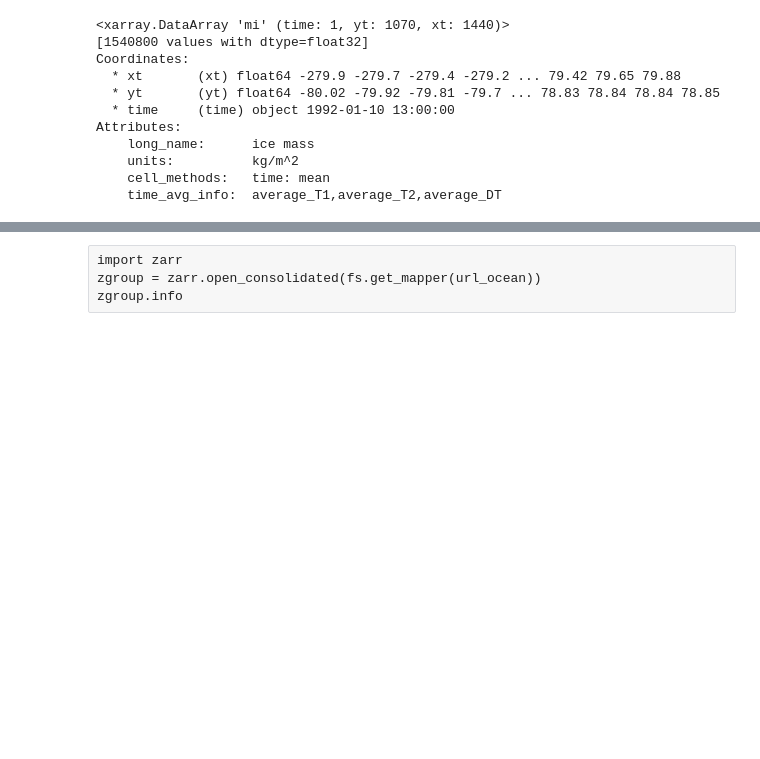
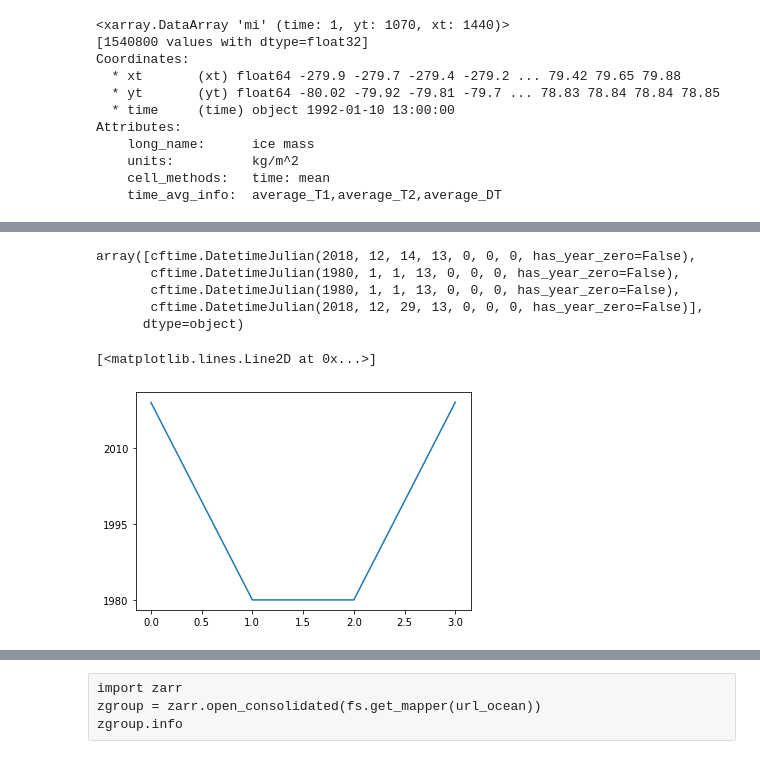
Before and after one commit to ocean-transport/WMT-project, a Jupyter notebook: SODA/zarr-SODA-datasets.ipynb, the cells around one changed output, grey strips where cells are left out. Drawn from its saved outputs; the diff is of its cells as text; code cells hidden in the pictures; blank space fills up the shorter version.

```diff
--- a/SODA/zarr-SODA-datasets.ipynb
+++ b/SODA/zarr-SODA-datasets.ipynb
@@ -96,0 +166,13 @@ plt.plot(ocean.time.values)
+# %%
+ocean.time.isel(time=slice(1895, 1899)).values
+# %% [output]
+array([cftime.DatetimeJulian(2018, 12, 14, 13, 0, 0, 0, has_year_zero=False),
+       cftime.DatetimeJulian(1980, 1, 1, 13, 0, 0, 0, has_year_zero=False),
+       cftime.DatetimeJulian(1980, 1, 1, 13, 0, 0, 0, has_year_zero=False),
+       cftime.DatetimeJulian(2018, 12, 29, 13, 0, 0, 0, has_year_zero=False)],
+      dtype=object)
+# %%
+plt.plot(ocean.time.isel(time=slice(1895, 1899)).values)
+# %% [output]
+[<matplotlib.lines.Line2D at 0x...>]
+[figure, added]
```
Also changed, not shown: parts of 33 cells of this notebook.
